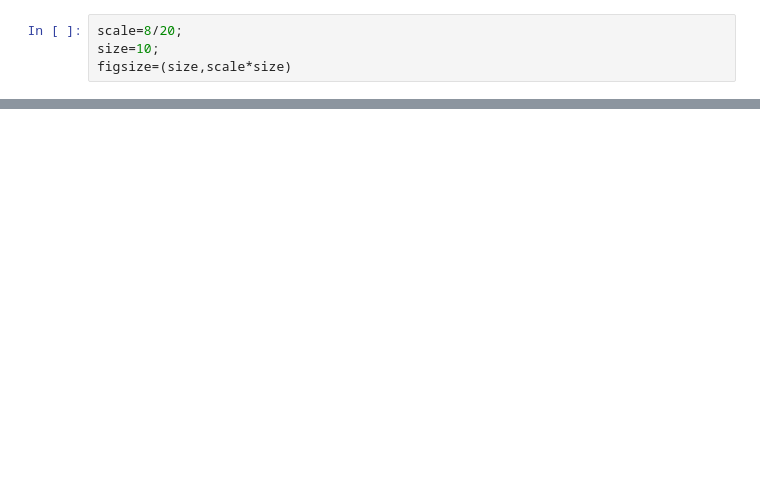
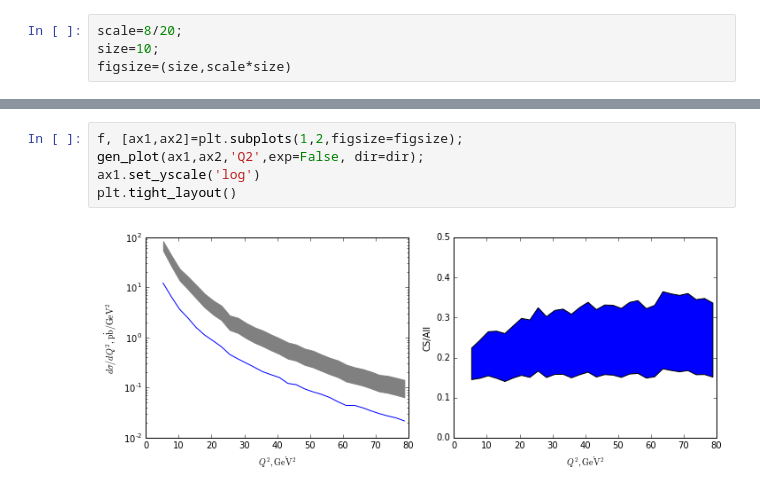
Before and after one commit to alexey-luchinsky/ep_QX, a Jupyter notebook: python/plots.ipynb, the cells around one changed output, grey strips where cells are left out. Saved outputs shown, nothing was run; the diff lists cells and outputs as text; blank space fills up the shorter version.

```diff
--- a/python/plots.ipynb
+++ b/python/plots.ipynb
@@ -50,0 +64,7 @@ plt.tight_layout()
+# %%
+f, [ax1,ax2]=plt.subplots(1,2,figsize=figsize);
+gen_plot(ax1,ax2,'Q2',exp=False, dir=dir);
+ax1.set_yscale('log')
+plt.tight_layout()
+# %% [output]
+[figure, added]
```
Also changed, not shown: parts of 18 cells of this notebook, 2 other files.
